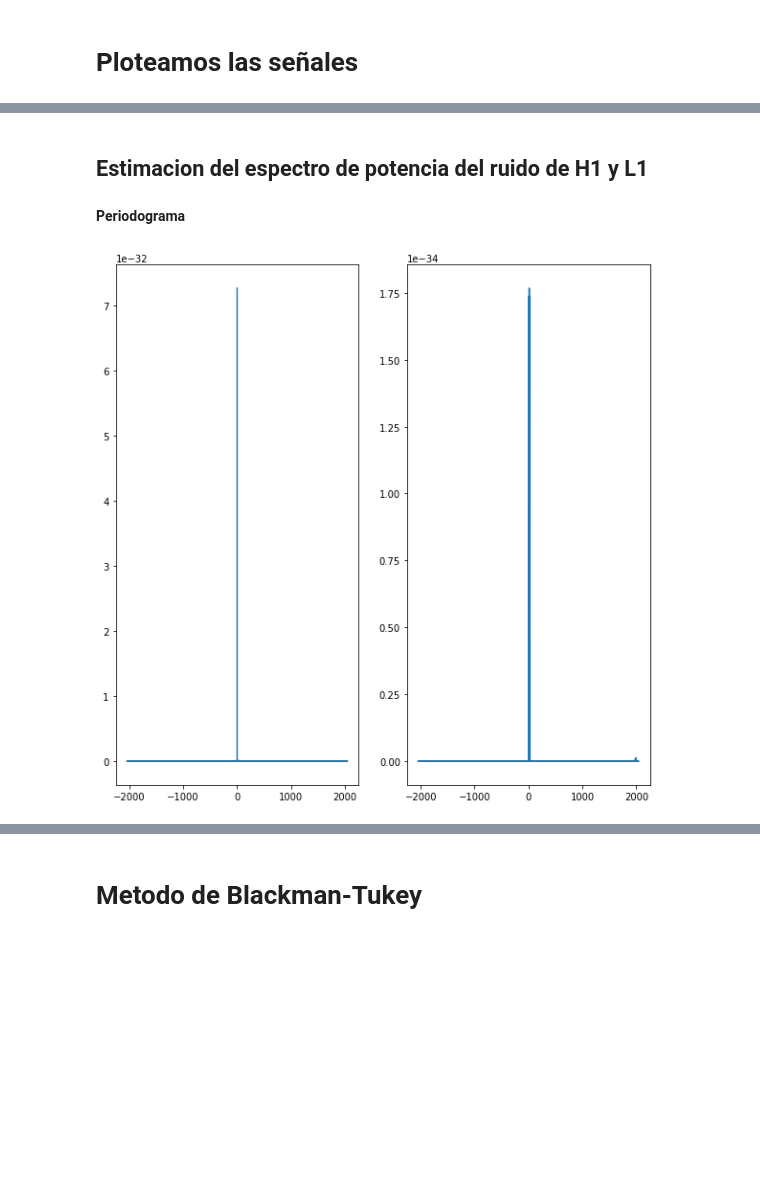
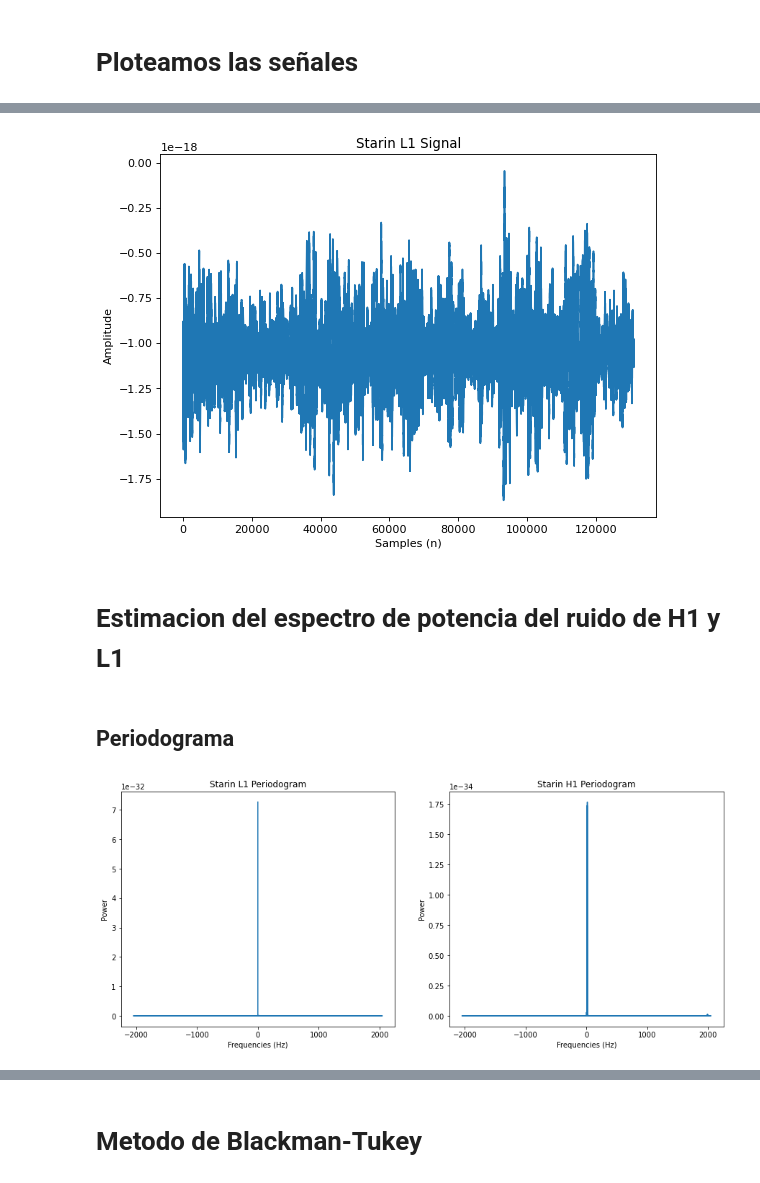
Before and after one commit to ManuMollon261297/PASA, a Jupyter notebook: TP1/code/pasa_tp1.ipynb, the cells around one changed output, grey strips where cells are left out. Cells and saved outputs as stored; diff of their text form; code cells hidden in the pictures; blank space fills up the shorter version.

```diff
--- a/TP1/code/pasa_tp1.ipynb
+++ b/TP1/code/pasa_tp1.ipynb
@@ -10,8 +10,8 @@ import matplotlib.pyplot as plt
 # %% [markdown]
 # Cargamos las señales
 # %%
-H1 = h5py.File('H-H1_GWOSC_4KHZ_R1-1126259447-32.hdf5',  'r')
-L1 = h5py.File('L-L1_GWOSC_4KHZ_R1-1126259447-32.hdf5',  'r')
+H1 = h5py.File('../data/H-H1_GWOSC_4KHZ_R1-1126259447-32.hdf5',  'r')
+L1 = h5py.File('../data/L-L1_GWOSC_4KHZ_R1-1126259447-32.hdf5',  'r')
 # %%
 print(list(H1.keys()))
 print(list(L1.keys()))
@@ -77,7 +76,16 @@ plt.show()
+# %%
+plt.figure(num=None, figsize=(8,6), dpi=80, facecolor='w', edgecolor='k')
+plt.plot(dataL1)
+plt.ylabel('Amplitude')
+plt.xlabel('Samples (n)')
+plt.title('Starin L1 Signal')
+plt.show()
+# %% [output]
+[figure, added]
 # %% [markdown]
-## Estimacion del espectro de potencia del ruido de H1 y L1
+# Estimacion del espectro de potencia del ruido de H1 y L1
 # %% [markdown]
-**Periodograma**
+## Periodograma
 # %%
 dt = 1/4096
 # %%
@@ -86,17 +94,19 @@ fftL1 = np.fft.rfft(dataL1[0:N_event])
 fftH1 = np.fft.rfft(dataH1[0:N_event])
 # %%
 freqL1 = np.fft.fftfreq(len(fftL1),d=1/4096)
-#freqL1 = np.fft.fftshift(freqL1)
 freqH1 = np.fft.fftfreq(len(fftH1),d=1/4096)
-#freqH1 = np.fft.fftshift(freqH1)
-plt.figure(figsize=(10,10))
+plt.figure(figsize=(15,6))
 plt.subplot(121)
 plt.plot(freqL1, abs(fftL1)**2/N_event)
-#plt.xlim(left=-20,right=20)
+plt.ylabel('Power')
+plt.xlabel('Frequencies (Hz)')
+plt.title('Starin L1 Periodogram')
 plt.subplot(122)
 plt.plot(freqH1, abs(fftH1)**2/N_event)
-#plt.xlim(left=-20,right=20)
+plt.ylabel('Power')
+plt.xlabel('Frequencies (Hz)')
+plt.title('Starin H1 Periodogram')
 plt.show()
 # %% [output]
-[figure, old version]
+[figure, new version]
 # %%
```
Also changed, not shown: parts of 27 cells of this notebook, 19 other files.
